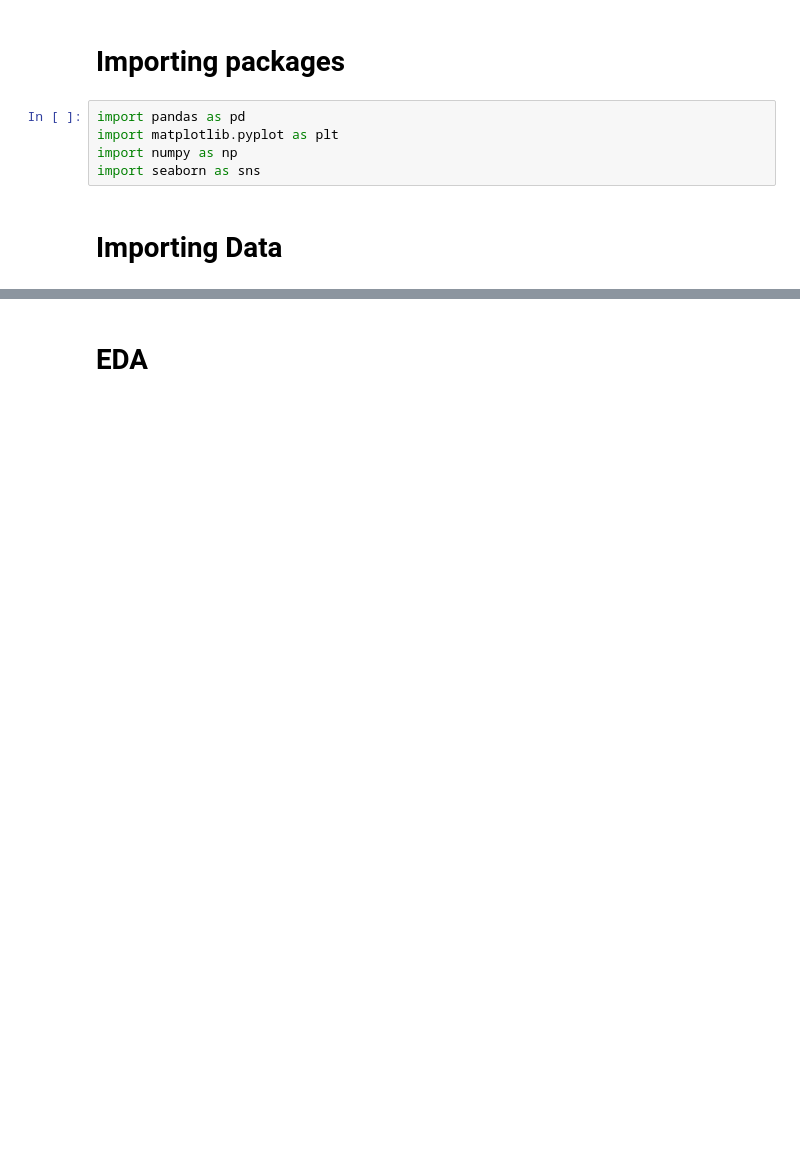
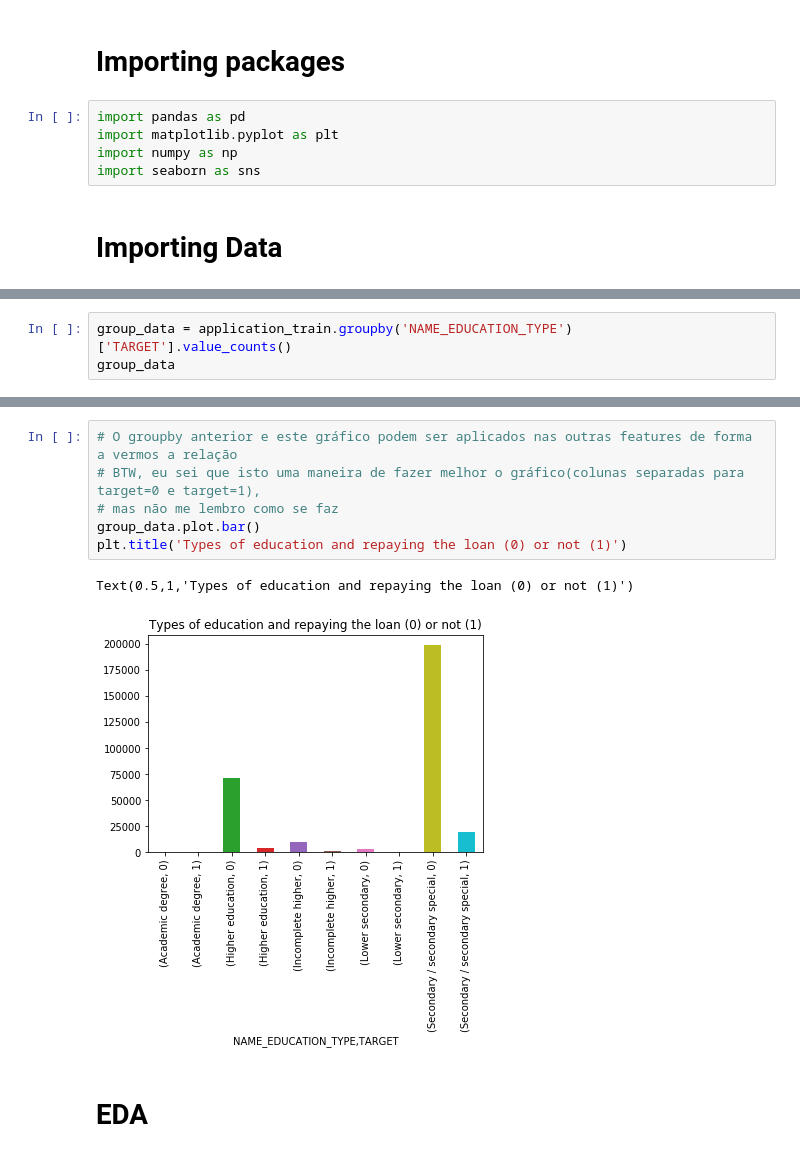
Before and after one commit to joaomalves/Bamboozled_team, a Jupyter notebook: Home_credit.ipynb, the cells around one changed output, grey strips where cells are left out. Saved outputs shown, nothing was run; the diff lists cells and outputs as text; blank space fills up the shorter version.

```diff
--- a/Home_credit.ipynb
+++ b/Home_credit.ipynb
@@ -19,0 +134,3 @@ application_test = pd.read_csv('data/application_test.csv')
+# %%
+group_data = application_train.groupby('NAME_EDUCATION_TYPE')['TARGET'].value_counts()
+group_data
@@ -20,3 +150,12 @@ application_test = pd.read_csv('data/application_test.csv')
+# %%
+# O groupby anterior e este gráfico podem ser aplicados nas outras features de forma a vermos a relação
+# BTW, eu sei que isto uma maneira de fazer melhor o gráfico(colunas separadas para target=0 e target=1),
+# mas não me lembro como se faz
+group_data.plot.bar()
+plt.title('Types of education and repaying the loan (0) or not (1)')
+# %% [output]
+Text(0.5,1,'Types of education and repaying the loan (0) or not (1)')
+[figure, added]
 # %% [markdown]
 # EDA
 # %%
```
Also changed, not shown: parts of 9 cells of this notebook.
